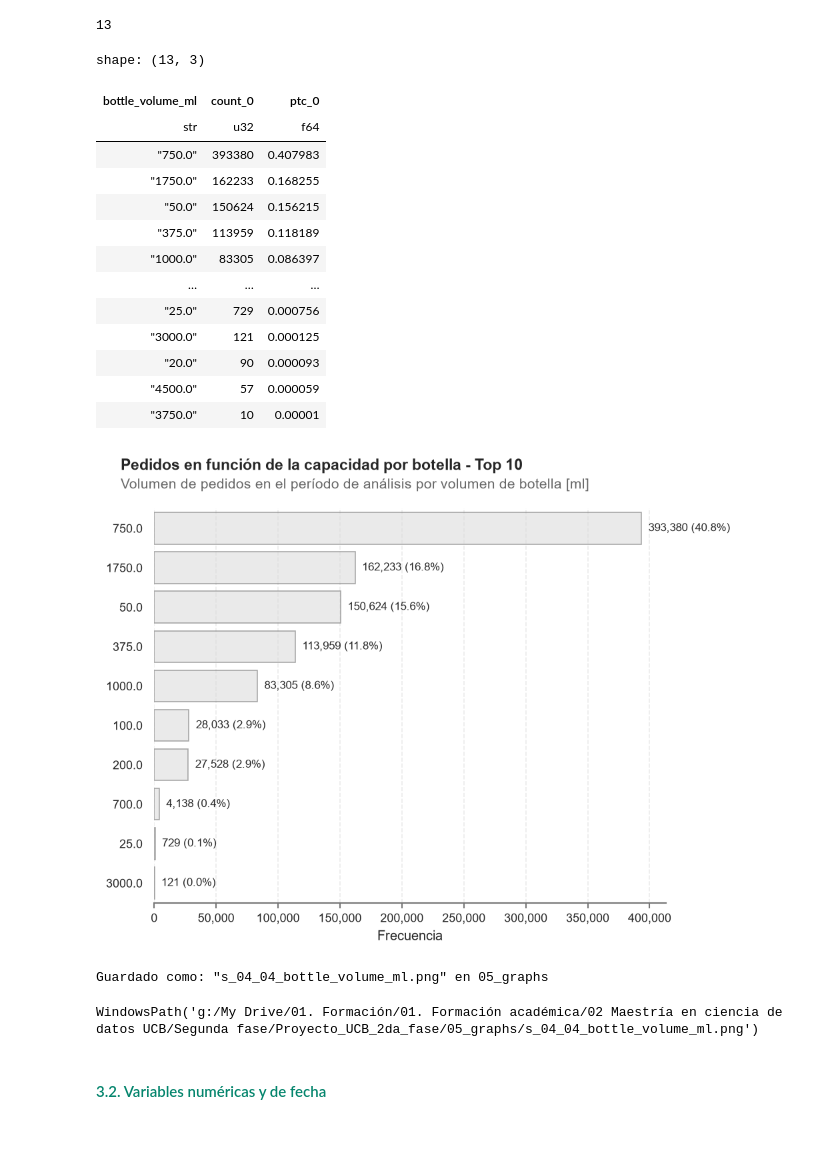
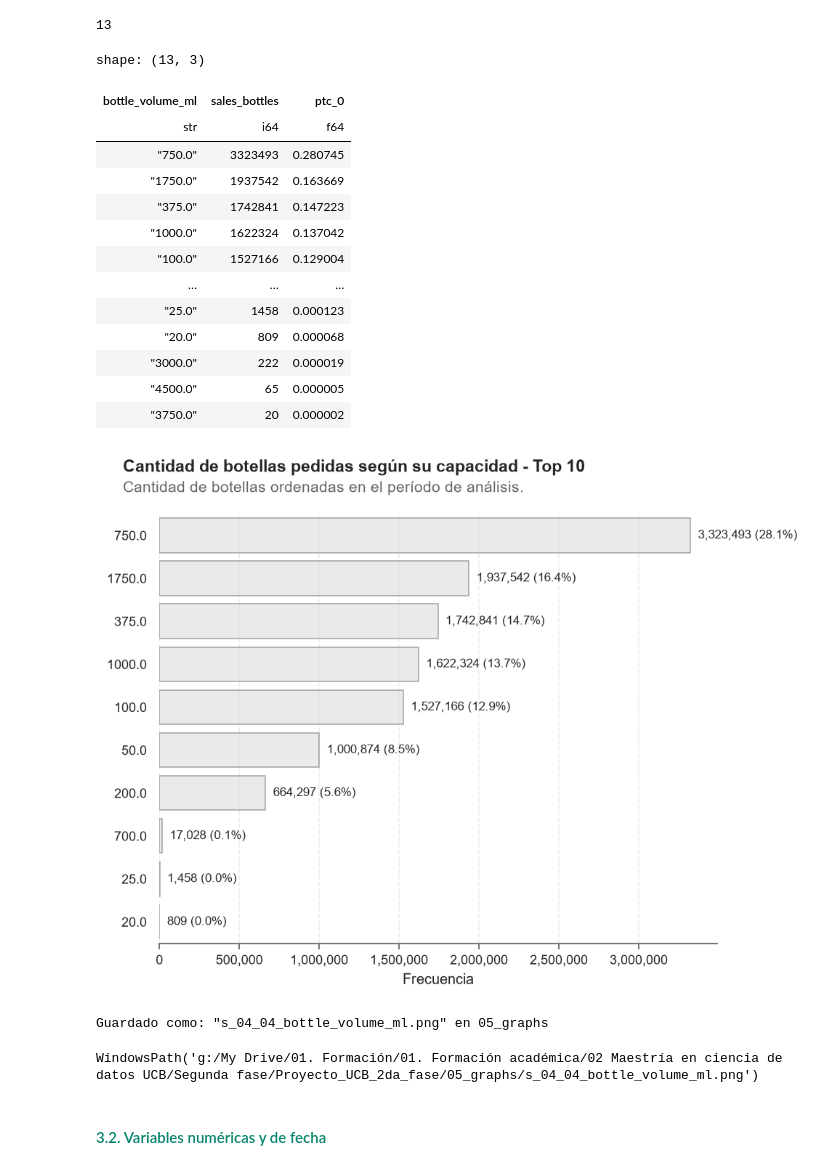
Before and after one commit to charliebrown007/Proyecto_UCB_2da_fase, a Jupyter notebook: 03_scripts/s_04_Fase_02.ipynb, the cells around one changed output. Saved outputs shown, nothing was run; the diff lists cells and outputs as text; code cells hidden in the pictures; blank space fills up the shorter version.

```diff
--- a/03_scripts/s_04_Fase_02.ipynb
+++ b/03_scripts/s_04_Fase_02.ipynb
@@ -192,37 +192,39 @@ df_01.get_column('bottle_volume_ml').n_unique()
 # %% [output]
 13
 # %%
-df_01.\
-    get_column('bottle_volume_ml').\
-    value_counts(name = 'count_0', sort = True).\
-    with_columns( (pl.col('count_0') / pl.sum('count_0')).alias('ptc_0') )
+( df_01
+    .group_by('bottle_volume_ml')
+    .agg(pl.sum('sales_bottles'))
+    .sort( by = ['sales_bottles'], descending = [True] )
+    .with_columns( (pl.col('sales_bottles') / pl.sum('sales_bottles')).alias('ptc_0') )
+    )
 # %% [output]
 shape: (13, 3)
-| bottle_volume_ml | count_0 | ptc_0 |
-| str | u32 | f64 |
-| "750.0" | 393380 | 0.407983 |
-| "1750.0" | 162233 | 0.168255 |
-| "50.0" | 150624 | 0.156215 |
-| "375.0" | 113959 | 0.118189 |
-| "1000.0" | 83305 | 0.086397 |
+| bottle_volume_ml | sales_bottles | ptc_0 |
+| str | i64 | f64 |
+| "750.0" | 3323493 | 0.280745 |
+| "1750.0" | 1937542 | 0.163669 |
+| "375.0" | 1742841 | 0.147223 |
+| "1000.0" | 1622324 | 0.137042 |
+| "100.0" | 1527166 | 0.129004 |
 | … | … | … |
-| "25.0" | 729 | 0.000756 |
-| "3000.0" | 121 | 0.000125 |
-| "20.0" | 90 | 0.000093 |
-| "4500.0" | 57 | 0.000059 |
-| "3750.0" | 10 | 0.00001 |
+| "25.0" | 1458 | 0.000123 |
+| "20.0" | 809 | 0.000068 |
+| "3000.0" | 222 | 0.000019 |
+| "4500.0" | 65 | 0.000005 |
+| "3750.0" | 20 | 0.000002 |
 # %%
 fn_01.plot_cat_function_01(
     df_param = df_01,
     column_param = 'bottle_volume_ml',
-    calculate_param = 'count_',
+    calculate_param = 'sum_bottles',
     top_param = 10,
-    suptitle_param = 'Pedidos en función de la capacidad por botella - Top 10',
-    text_param = 'Volumen de pedidos en el período de análisis por volumen de botella [ml]',
+    suptitle_param = 'Cantidad de botellas pedidas según su capacidad - Top 10',
+    text_param = 'Cantidad de botellas ordenadas en el período de análisis.',
     file_param = 's_04_04_bottle_volume_ml.png',
     show_param = True )
 # %% [output]
-[figure, old version]
+[figure, new version]
 Guardado como: "s_04_04_bottle_volume_ml.png" en 05_graphs
 WindowsPath('g:/My Drive/01. Formación/01. Formación académica/02 Maestría en ciencia de datos UCB/Segunda fase/Proyecto_UCB_2da_fase/05_graphs/s_04_04_bottle_volume_ml.png')
 # %% [markdown]
```
Also changed, not shown: parts of 8 cells of this notebook, 2 other files.
